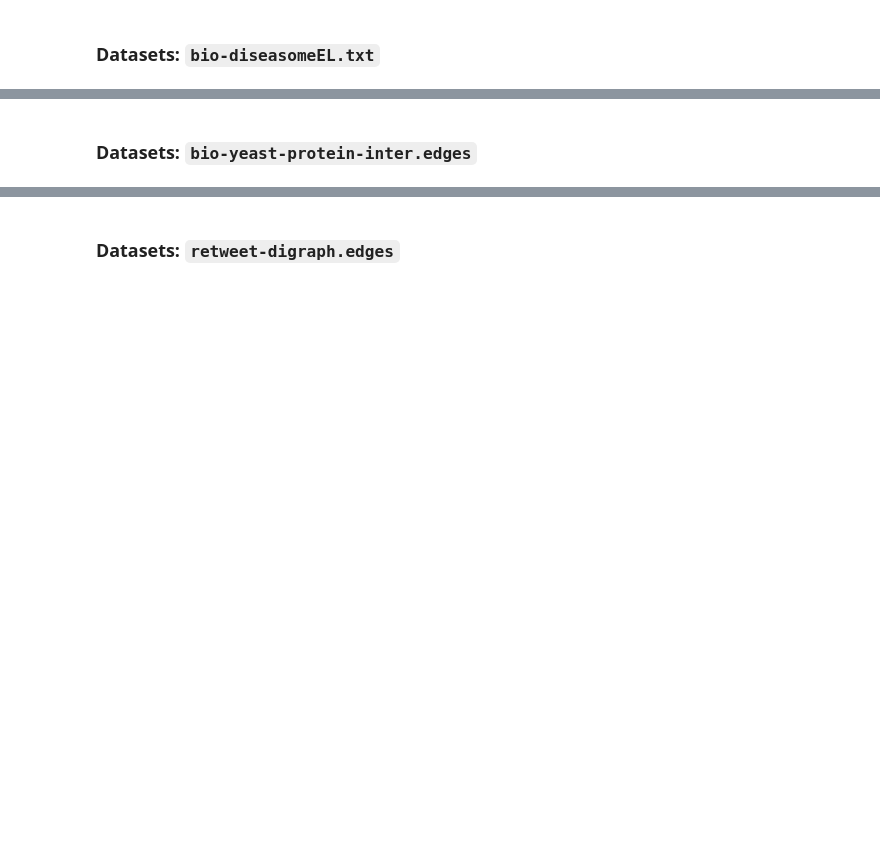
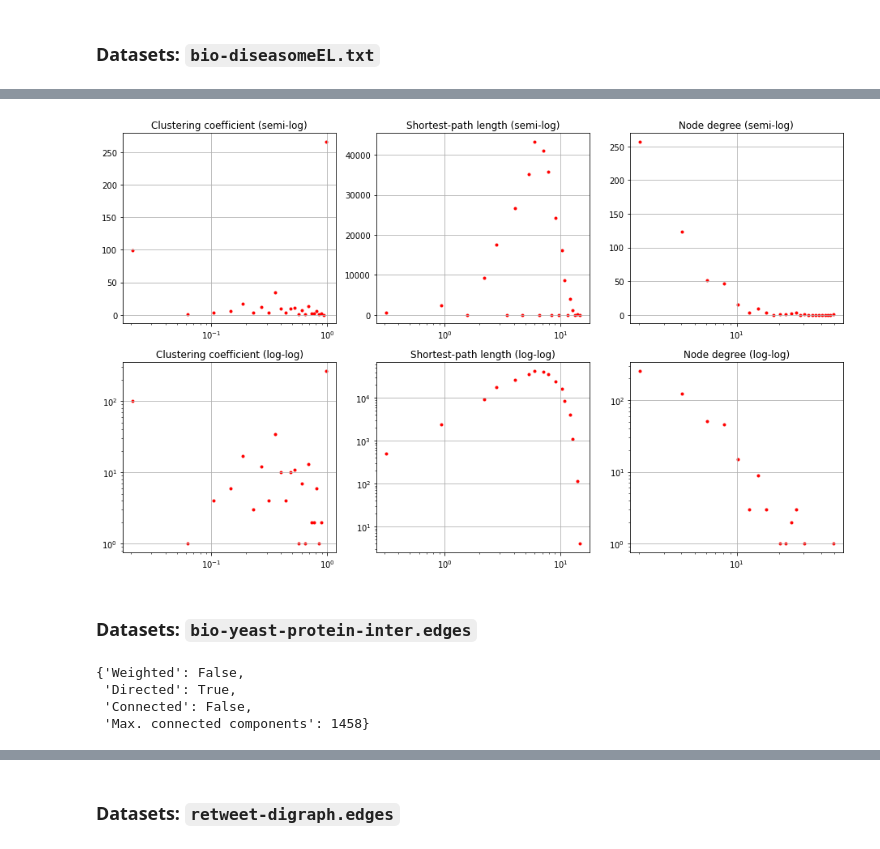
Before and after one commit to joshbrx/VoterModel_Network, a Jupyter notebook: Métricas, centralidades y manejo computacional de redes.ipynb, the cells around one changed output, grey strips where cells are left out. Cells and saved outputs as stored; diff of their text form; code cells hidden in the pictures; blank space fills up the shorter version.

```diff
--- a/Métricas, centralidades y manejo computacional de redes.ipynb
+++ b/Métricas, centralidades y manejo computacional de redes.ipynb
@@ -361,3 +448,7 @@ G_diseasome.add_edges_from(edge_list1)
+# %%
+analyse_coefficients(G1, bins=24)
+# %% [output]
+[figure, added]
 # %% [markdown]
 ### Datasets: `bio-yeast-protein-inter.edges`
 # %%
@@ -373,0 +461,8 @@ G.add_edges_from(edge_list2)
+# %%
+dict_E2 = analyse_edges(edge_list2)
+dict_E2
+# %% [output]
+{'Weighted': False,
+ 'Directed': True,
+ 'Connected': False,
+ 'Max. connected components': 1458}
```
Also changed, not shown: parts of 28 cells of this notebook.
